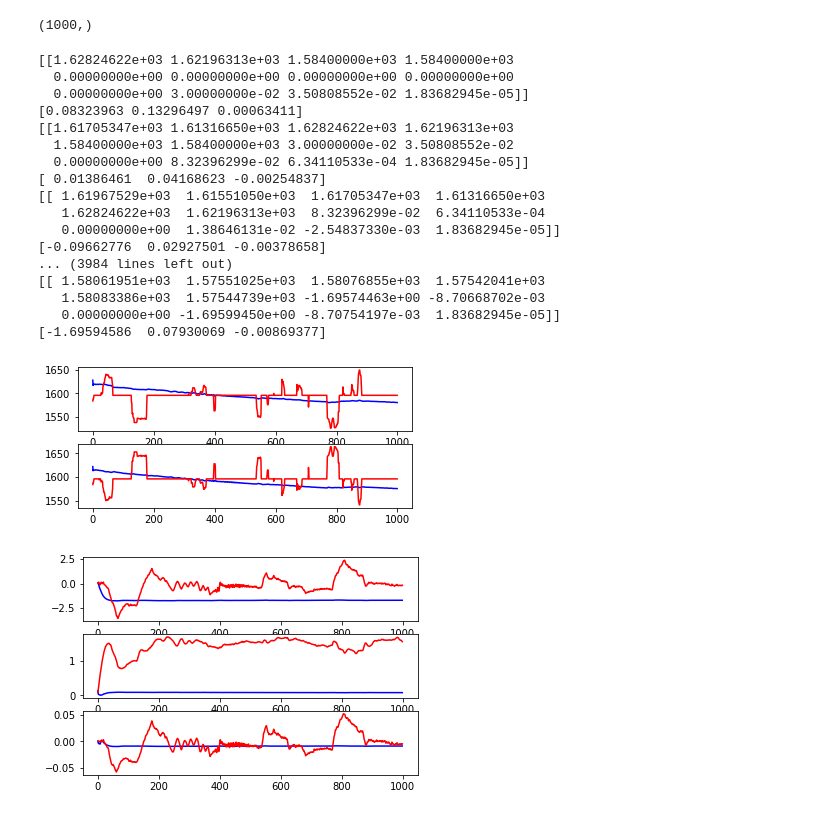
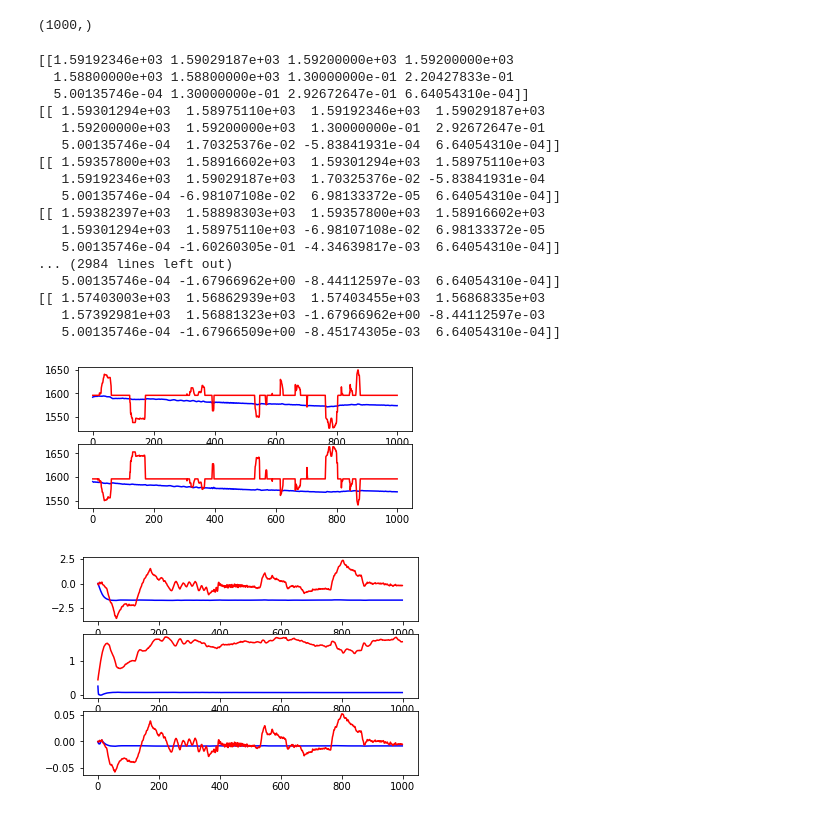
Before and after one commit to lp02781/tutorialTensorFlow, a Jupyter notebook: ml_class/tf_control.ipynb, the cells around one changed output. Cells and saved outputs as stored; diff of their text form; code cells hidden in the pictures.

```diff
--- a/ml_class/tf_control.ipynb
+++ b/ml_class/tf_control.ipynb
@@ -275,29 +275,29 @@ inv_input=np.array([[0.0, 0.0, 0.0, 0.0, 0.0, 0.0, 0.0, 0.0, 0.0, 0.0, 0.0, 0.0,
 id_input=np.array([[0.0, 0, 0, 0, 0, 0, 0, 0, 0, 0, 0, 0]],dtype=float);
 # %%
 inv_pred = np.zeros([1000, 2],dtype=float)
-inv_output_1=np.array([[1584, 1584]],dtype=float);
-inv_output_2 = np.zeros([1, 2],dtype=float)
+inv_output_1=np.array([[1592, 1592]],dtype=float);
+inv_output_2 = np.array([[1588, 1588]],dtype=float);
 
 id_pred = np.zeros([1000, 3],dtype=float)
-id_output_1=np.array([[0.030000000000001, 0.035080855191192, 0.0000183682945036406]],dtype=float);
-id_output_2 = np.zeros([1, 3],dtype=float)
-inv_pred_1 = np.array([[1584, 1584]],dtype=float);
-inv_pred_2 = np.zeros([1, 2],dtype=float)
+id_output_1=np.array([[0.129999999999995, 0.292672646653958, 0.000664054310428]],dtype=float);
+id_output_2 = np.array([[0.129999999999995, 0.220427832613751, 0.000500135745718]],dtype=float);
+inv_pred_1 = np.array([[1592, 1592]],dtype=float);
+inv_pred_2 = np.array([[1588, 1588]],dtype=float);
 # %%
 for i in row:
     inv_input[0,0] = inv_output_1[0,0]
     inv_input[0,1] = inv_output_1[0,1]
     inv_input[0,2] = inv_output_2[0,0]
     inv_input[0,3] = inv_output_2[0,1]
-    inv_input[0,4] = data[i,6]
-    inv_input[0,5] = data[i,7]
-    inv_input[0,6] = data[i,8]
-    inv_input[0,7] = data[i,9]
-    inv_input[0,8] = data[i,10]
-    inv_input[0,9] = data[i,11]
-    inv_input[0,10] = data[i,12]
-    inv_input[0,11] = data[i,13]
-    inv_input[0,12] = data[i,14]
+    inv_input[0,4] = data[i+4,6]
+    inv_input[0,5] = data[i+4,7]
+    inv_input[0,6] = data[i+4,8]
+    inv_input[0,7] = data[i+4,9]
+    inv_input[0,8] = data[i+4,10]
+    inv_input[0,9] = data[i+4,11]
+    inv_input[0,10] = data[i+4,12]
+    inv_input[0,11] = data[i+4,13]
+    inv_input[0,12] = data[i+4,14]
 
     inv_pred[i] = model_inverse.predict(inv_input)
 
@@ -334,44 +334,43 @@ for i in row:
     id_output_1[0,1] = id_pred[i,2]
 
     print(id_input)
-    print(id_pred[i])
 # %% [output]
-[[1.62824622e+03 1.62196313e+03 1.58400000e+03 1.58400000e+03
-  0.00000000e+00 0.00000000e+00 0.00000000e+00 0.00000000e+00
-  0.00000000e+00 3.00000000e-02 3.50808552e-02 1.83682945e-05]]
-[0.08323963 0.13296497 0.00063411]
-[[1.61705347e+03 1.61316650e+03 1.62824622e+03 1.62196313e+03
-  1.58400000e+03 1.58400000e+03 3.00000000e-02 3.50808552e-02
-  0.00000000e+00 8.32396299e-02 6.34110533e-04 1.83682945e-05]]
-[ 0.01386461  0.04168623 -0.00254837]
-[[ 1.61967529e+03  1.61551050e+03  1.61705347e+03  1.61316650e+03
-   1.62824622e+03  1.62196313e+03  8.32396299e-02  6.34110533e-04
-   0.00000000e+00  1.38646131e-02 -2.54837330e-03  1.83682945e-05]]
-[-0.09662776  0.02927501 -0.00378658]
-... (3984 lines left out)
-[[ 1.58061951e+03  1.57551025e+03  1.58076855e+03  1.57542041e+03
-   1.58083386e+03  1.57544739e+03 -1.69574463e+00 -8.70668702e-03
-   0.00000000e+00 -1.69599450e+00 -8.70754197e-03  1.83682945e-05]]
-[-1.69594586  0.07930069 -0.00869377]
+[[1.59192346e+03 1.59029187e+03 1.59200000e+03 1.59200000e+03
+  1.58800000e+03 1.58800000e+03 1.30000000e-01 2.20427833e-01
+  5.00135746e-04 1.30000000e-01 2.92672647e-01 6.64054310e-04]]
+[[ 1.59301294e+03  1.58975110e+03  1.59192346e+03  1.59029187e+03
+   1.59200000e+03  1.59200000e+03  1.30000000e-01  2.92672647e-01
+   5.00135746e-04  1.70325376e-02 -5.83841931e-04  6.64054310e-04]]
+[[ 1.59357800e+03  1.58916602e+03  1.59301294e+03  1.58975110e+03
+   1.59192346e+03  1.59029187e+03  1.70325376e-02 -5.83841931e-04
+   5.00135746e-04 -6.98107108e-02  6.98133372e-05  6.64054310e-04]]
+[[ 1.59382397e+03  1.58898303e+03  1.59357800e+03  1.58916602e+03
+   1.59301294e+03  1.58975110e+03 -6.98107108e-02  6.98133372e-05
+   5.00135746e-04 -1.60260305e-01 -4.34639817e-03  6.64054310e-04]]
+... (2984 lines left out)
+   5.00135746e-04 -1.67966962e+00 -8.44112597e-03  6.64054310e-04]]
+[[ 1.57403003e+03  1.56862939e+03  1.57403455e+03  1.56868335e+03
+   1.57392981e+03  1.56881323e+03 -1.67966962e+00 -8.44112597e-03
+   5.00135746e-04 -1.67966509e+00 -8.45174305e-03  6.64054310e-04]]
 # %%
 x_label = np.arange(0,1000,1)
 plt.figure()
 plt.subplot(311)
-plt.plot(x_label, inv_pred[:,0], '-b', x_label, data[0:1000,0], '-r')
+plt.plot(x_label, inv_pred[:,0], '-b', x_label, data[5:1005,0], '-r')
 plt.subplot(312)
-plt.plot(x_label, inv_pred[:,1], '-b', x_label, data[0:1000,1], '-r')
+plt.plot(x_label, inv_pred[:,1], '-b', x_label, data[5:1005,1], '-r')
 plt.show()
 # %% [output]
-[figure, old version]
+[figure, new version]
 # %%
 x_label = np.arange(0,1000,1)
 plt.figure()
 plt.subplot(311)
-plt.plot(x_label, id_pred[:,0], '-b', x_label, data[0:1000,12], '-r')
+plt.plot(x_label, id_pred[:,0], '-b', x_label, data[5:1005,12], '-r')
 plt.subplot(312)
-plt.plot(x_label, id_pred[:,1], '-b', x_label, data[0:1000,13], '-r')
+plt.plot(x_label, id_pred[:,1], '-b', x_label, data[5:1005,13], '-r')
 plt.subplot(313)
-plt.plot(x_label, id_pred[:,2], '-b', x_label, data[0:1000,14], '-r')
+plt.plot(x_label, id_pred[:,2], '-b', x_label, data[5:1005,14], '-r')
 plt.show()
 # %% [output]
-[figure, old version]
+[figure, new version]
```
Also changed, not shown: parts of 5 cells of this notebook.
